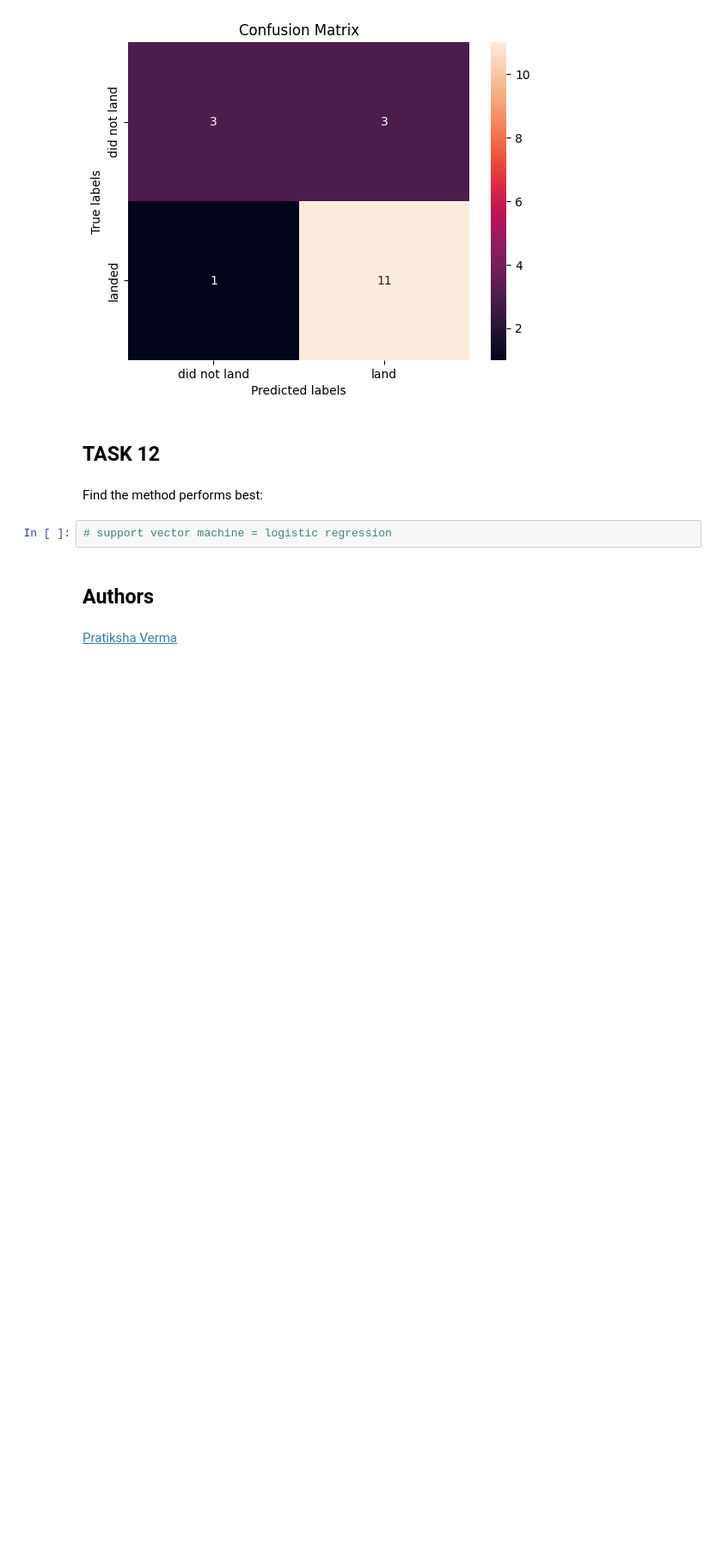
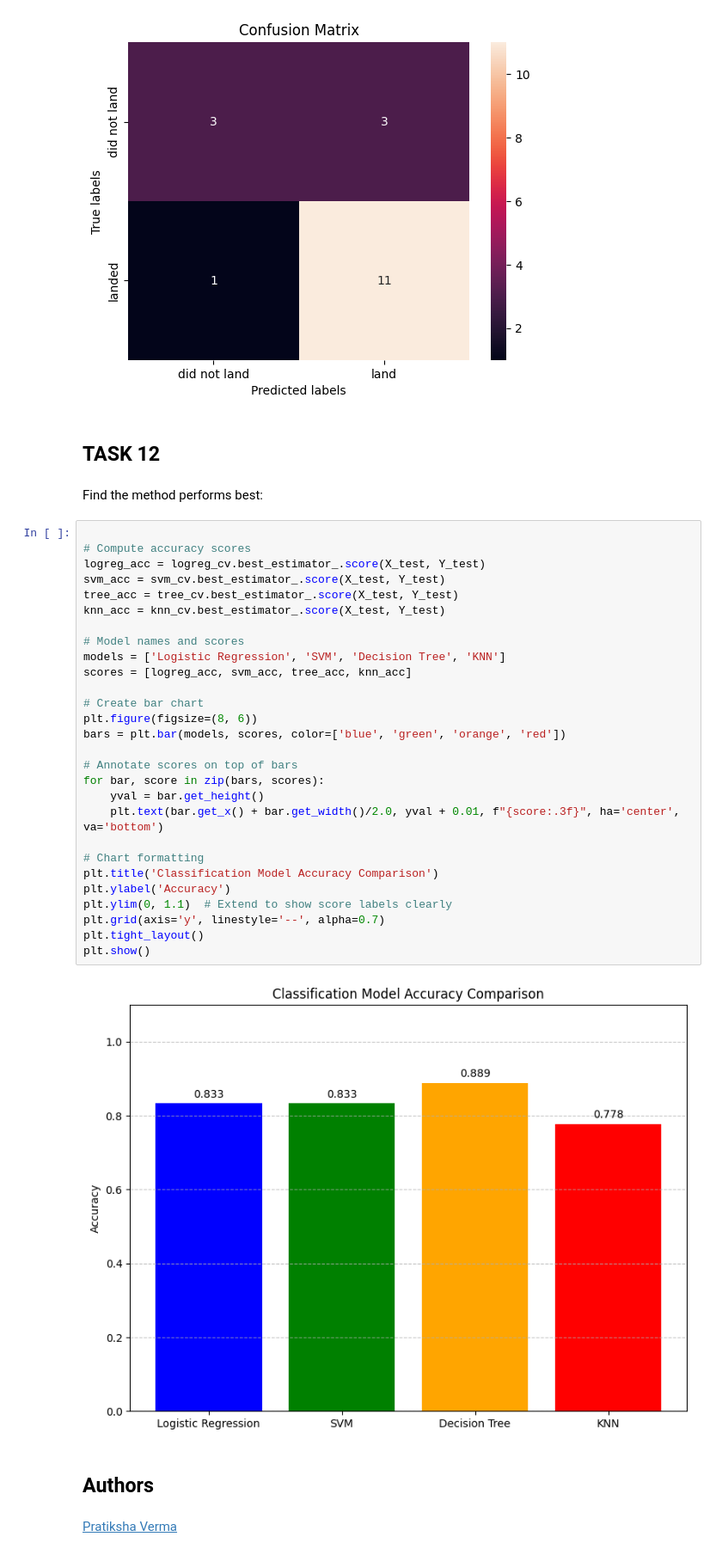
Before and after one commit to pmhchang/Testrepository, a Jupyter notebook: SpaceX-Machine-Learning-Prediction-Part-5-v1.ipynb, the cells around one changed output. Shown at 86% size. Saved outputs shown, nothing was run; the diff lists cells and outputs as text; blank space fills up the shorter version.

```diff
--- a/SpaceX-Machine-Learning-Prediction-Part-5-v1.ipynb
+++ b/SpaceX-Machine-Learning-Prediction-Part-5-v1.ipynb
@@ -540,8 +540,36 @@ plot_confusion_matrix(Y_test,yhat)
 ## TASK  12
 # %% [markdown]
 Find the method performs best:
-# %%
-# support vector machine = logistic regression
+# %%
+
+# Compute accuracy scores
+logreg_acc = logreg_cv.best_estimator_.score(X_test, Y_test)
+svm_acc = svm_cv.best_estimator_.score(X_test, Y_test)
+tree_acc = tree_cv.best_estimator_.score(X_test, Y_test)
+knn_acc = knn_cv.best_estimator_.score(X_test, Y_test)
+
+# Model names and scores
+models = ['Logistic Regression', 'SVM', 'Decision Tree', 'KNN']
+scores = [logreg_acc, svm_acc, tree_acc, knn_acc]
+
+# Create bar chart
+plt.figure(figsize=(8, 6))
+bars = plt.bar(models, scores, color=['blue', 'green', 'orange', 'red'])
+
+# Annotate scores on top of bars
+for bar, score in zip(bars, scores):
+    yval = bar.get_height()
+    plt.text(bar.get_x() + bar.get_width()/2.0, yval + 0.01, f"{score:.3f}", ha='center', va='bottom')
+
+# Chart formatting
+plt.title('Classification Model Accuracy Comparison')
+plt.ylabel('Accuracy')
+plt.ylim(0, 1.1)  # Extend to show score labels clearly
+plt.grid(axis='y', linestyle='--', alpha=0.7)
+plt.tight_layout()
+plt.show()
+# %% [output]
+[figure, added]
 # %% [markdown]
 ## Authors
 # %% [markdown]
```
Also changed, not shown: parts of 1 cell of this notebook.
